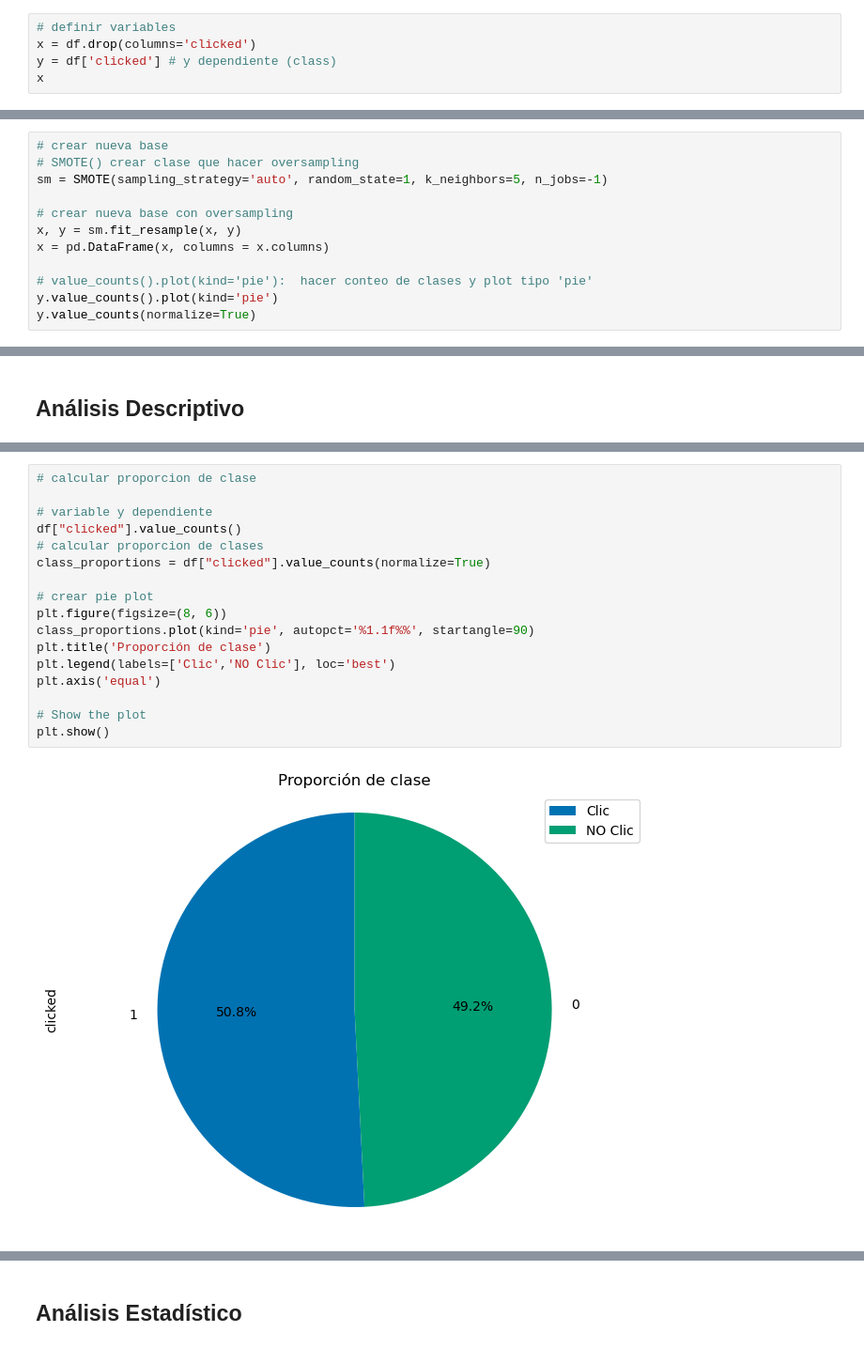
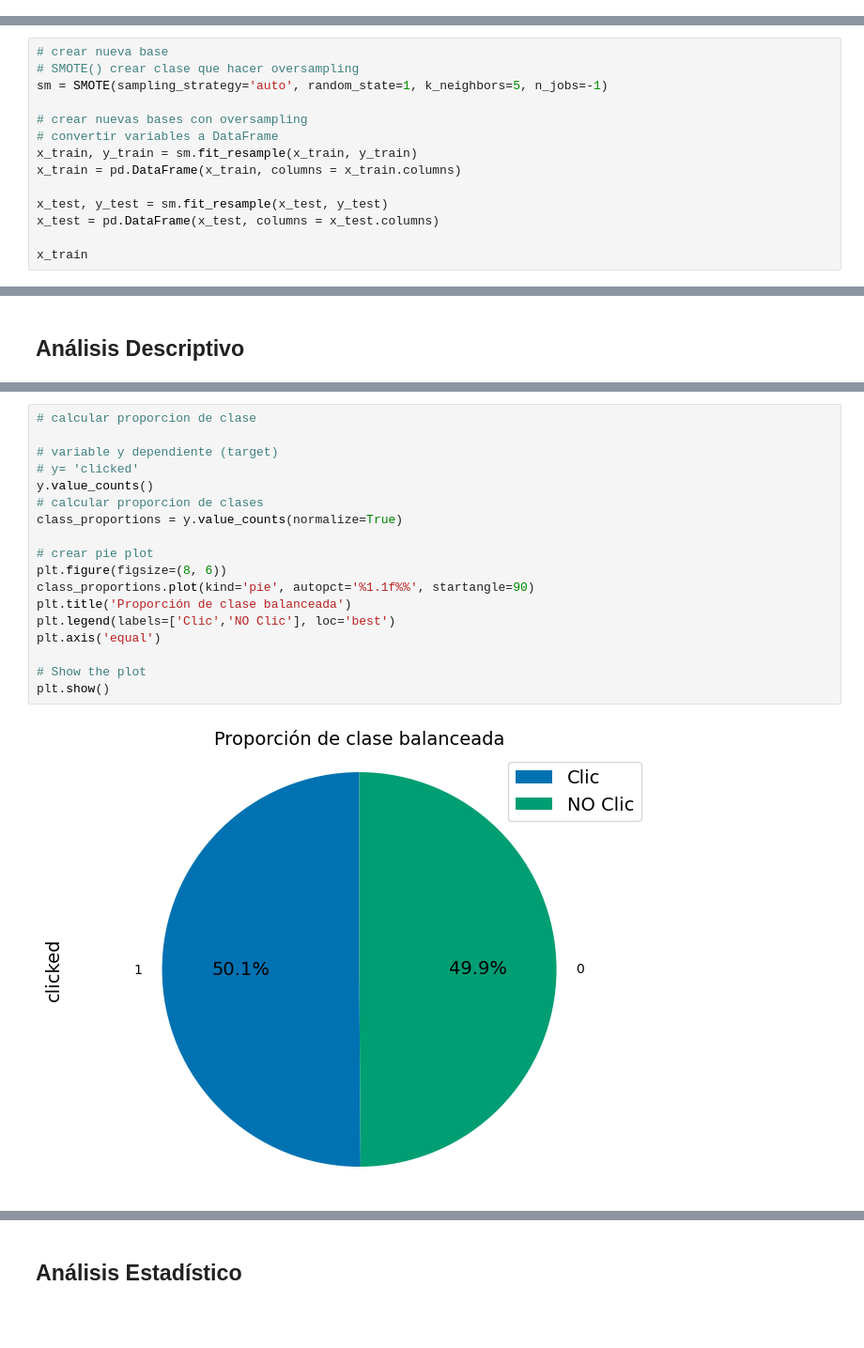
Before and after one commit to dfosorio111/tech_skills, a Jupyter notebook: auxiliar/ml_test.ipynb, the cells around one changed output, grey strips where cells are left out. Shown at 94% size. Drawn from its saved outputs; the diff is of its cells as text; blank space fills up the shorter version.

```diff
--- a/auxiliar/ml_test.ipynb
+++ b/auxiliar/ml_test.ipynb
@@ -257,5 +319,0 @@ df
-# %%
-# definir variables
-x = df.drop(columns='clicked')
-y = df['clicked'] # y dependiente (class)
-x
@@ -280,11 +416,13 @@ x
 # SMOTE() crear clase que hacer oversampling
 sm = SMOTE(sampling_strategy='auto', random_state=1, k_neighbors=5, n_jobs=-1)
 
-# crear nueva base con oversampling
-x, y = sm.fit_resample(x, y)
-x = pd.DataFrame(x, columns = x.columns)
+# crear nuevas bases con oversampling
+# convertir variables a DataFrame
+x_train, y_train = sm.fit_resample(x_train, y_train)
+x_train = pd.DataFrame(x_train, columns = x_train.columns)
 
-# value_counts().plot(kind='pie'):  hacer conteo de clases y plot tipo 'pie'
-y.value_counts().plot(kind='pie')
-y.value_counts(normalize=True)
+x_test, y_test = sm.fit_resample(x_test, y_test)
+x_test = pd.DataFrame(x_test, columns = x_test.columns)
+
+x_train
 # %% [output]
@@ -343,22 +620,23 @@ Name: clicked, dtype: int64
 # %%
 # calcular proporcion de clase
 
-# variable y dependiente
-df["clicked"].value_counts()
+# variable y dependiente (target)
+# y= 'clicked'
+y.value_counts()
 # calcular proporcion de clases
-class_proportions = df["clicked"].value_counts(normalize=True)
+class_proportions = y.value_counts(normalize=True)
 
 # crear pie plot
 plt.figure(figsize=(8, 6))
 class_proportions.plot(kind='pie', autopct='%1.1f%%', startangle=90)
-plt.title('Proporción de clase')
+plt.title('Proporción de clase balanceada')
 plt.legend(labels=['Clic','NO Clic'], loc='best')
 plt.axis('equal')
 
 # Show the plot
 plt.show()
 # %% [output]
-[figure, old version]
+[figure, new version]
 # %%
 # distribucion de clases
 # 1=clic, 0=no clic
```
Also changed, not shown: parts of 71 cells of this notebook, 19 other files.
